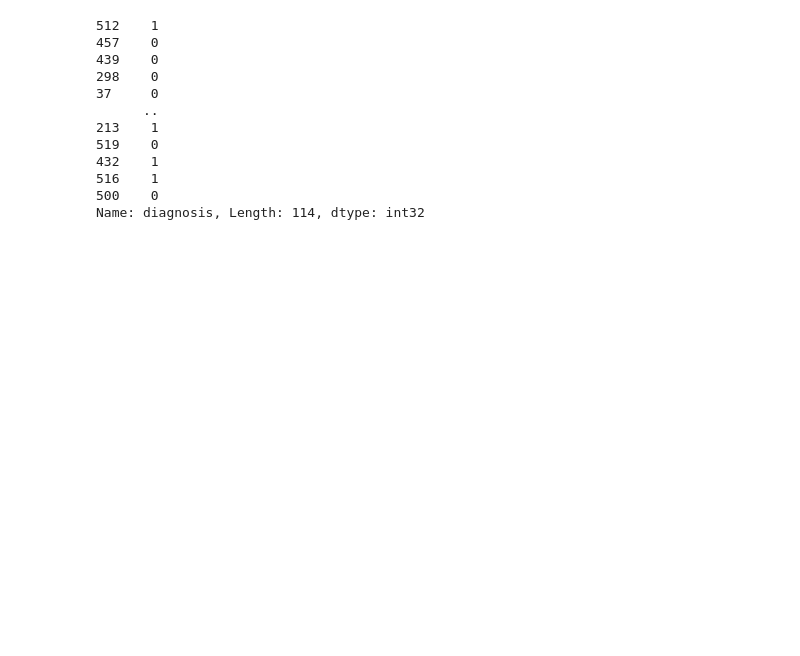
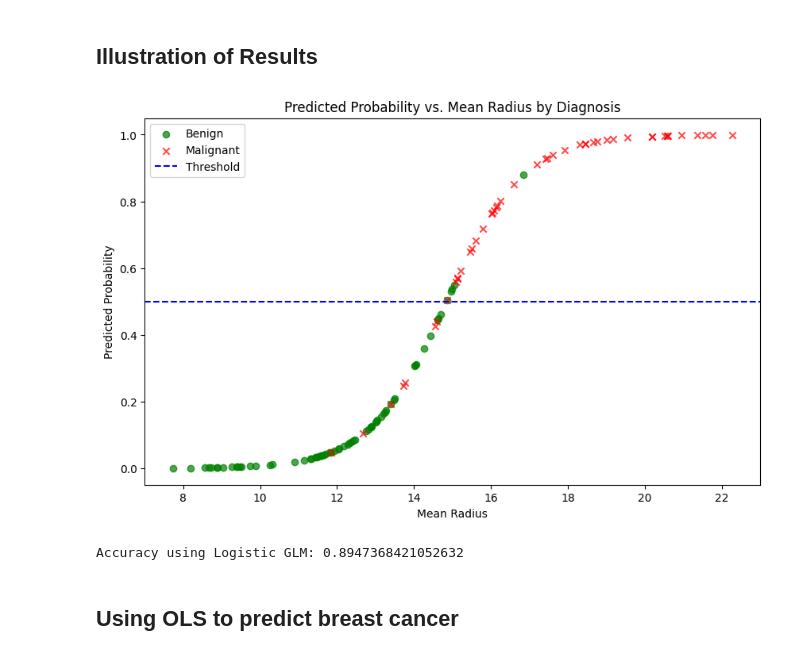
Before and after one commit to BenjaminLHR/MA4270-Proj, a Jupyter notebook: code.ipynb, the cells around one changed output. Drawn from its saved outputs; the diff is of its cells as text; code cells hidden in the pictures; blank space fills up the shorter version.

```diff
--- a/code.ipynb
+++ b/code.ipynb
@@ -170,0 +50,18 @@ Accuracy: 1.0
+# %%
+import statsmodels.api as sm
+
+all_features = list(breast_cancer_df.columns[2:])
+all_features.remove('diagnosis_dummy')
+
+x_cols = ['radius_mean']
+# all_features = list(df.columns[2:-2])
+# x_cols = all_features[:1]
+# x_cols = all_features[:30]
+x_cols = ['intercept'] + x_cols
+
+
+
+model = sm.GLM(breast_cancer_df_train['diagnosis_dummy'], breast_cancer_df_train[x_cols], family=sm.families.Binomial())
+
+result = model.fit()
+print(result.summary())
@@ -170,0 +86,2 @@ Accuracy: 1.0
+# %%
+beta_from_sm_glm = np.array(list(result.params))
@@ -266,15 +203,28 @@ Accuracy: 0.5877192982456141
-# %%
-df_test['diagnosis']
-# %% [output]
-512    1
-457    0
-439    0
-298    0
-37     0
-      ..
-213    1
-519    0
-432    1
-516    1
-500    0
-Name: diagnosis, Length: 114, dtype: int32
+# %% [markdown]
+## Illustration of Results
+# %%
+import matplotlib.pyplot as plt
+
+benign = breast_cancer_df_test[breast_cancer_df_test['diagnosis_dummy'] == 0]
+malignant = breast_cancer_df_test[breast_cancer_df_test['diagnosis_dummy'] == 1]
+
+plt.figure(figsize=(10, 6))
+
+plt.scatter(benign['radius_mean'], benign['pred_prob_glm'], color='green', marker='o', alpha=0.7, label='Benign')
+
+plt.scatter(malignant['radius_mean'], malignant['pred_prob_glm'], color='red', marker='x', alpha=0.7, label='Malignant')
+
+plt.axhline(y=0.5, color='blue', linestyle='--', label='Threshold')
+
+plt.title('Predicted Probability vs. Mean Radius by Diagnosis')
+plt.xlabel('Mean Radius')
+plt.ylabel('Predicted Probability')
+plt.legend()
+plt.show()
+
+print(f"Accuracy using Logistic GLM: {accuracy_with_log_glm}")
+# %% [output]
+[figure, added]
+Accuracy using Logistic GLM: 0.8947368421052632
+# %% [markdown]
+## Using OLS to predict breast cancer
```
Also changed, not shown: parts of 33 cells of this notebook.
